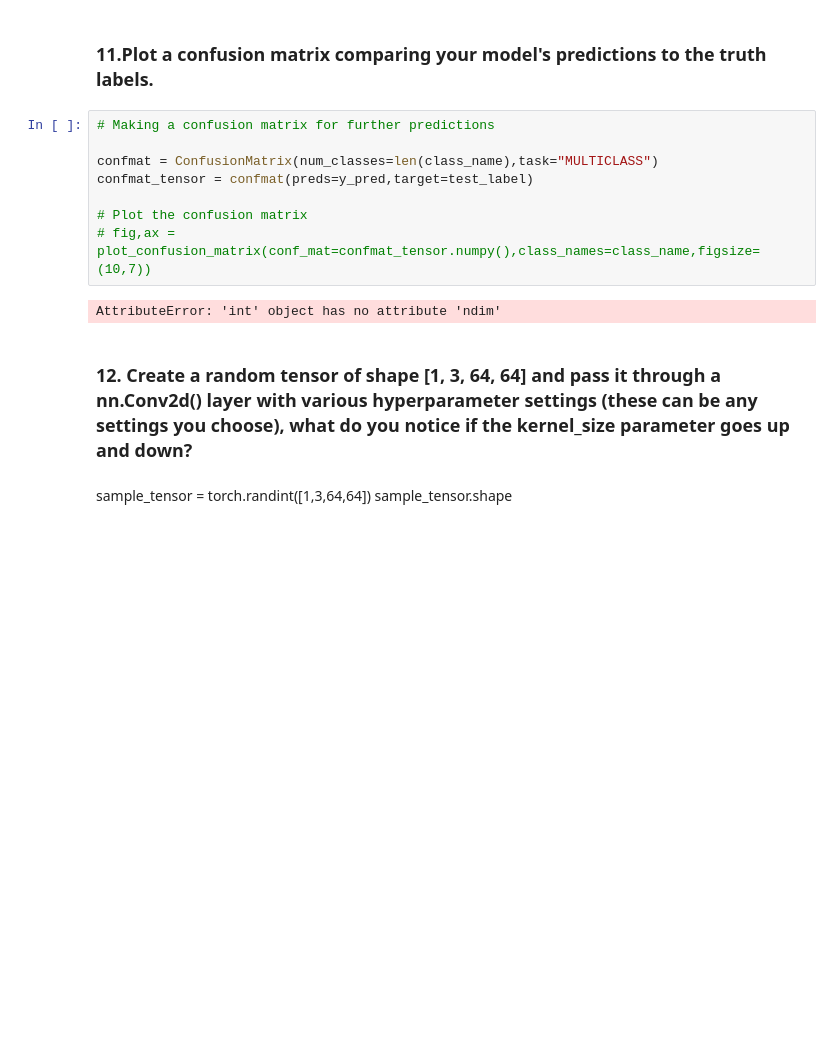
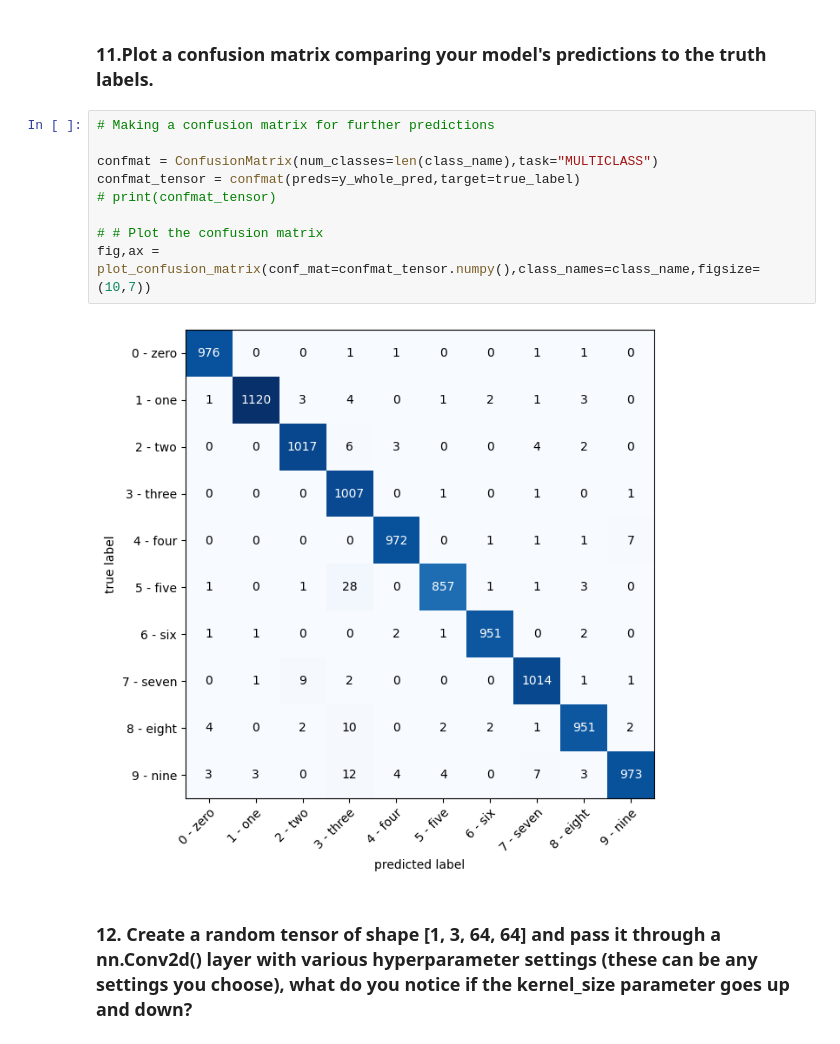
Before and after one commit to PubSec/Pytorch_ML, a Jupyter notebook: 03_pytorch_computer_vision_execrise.ipynb, the cells around one changed output. Cells and saved outputs as stored; diff of their text form; blank space fills up the shorter version.

```diff
--- a/03_pytorch_computer_vision_execrise.ipynb
+++ b/03_pytorch_computer_vision_execrise.ipynb
@@ -239,15 +250,13 @@ for i in range(1,rows*colms+1):
 # %%
 # Making a confusion matrix for further predictions
 
 confmat = ConfusionMatrix(num_classes=len(class_name),task="MULTICLASS")
-confmat_tensor = confmat(preds=y_pred,target=test_label)
+confmat_tensor = confmat(preds=y_whole_pred,target=true_label)
+# print(confmat_tensor)
 
-# Plot the confusion matrix
-# fig,ax = plot_confusion_matrix(conf_mat=confmat_tensor.numpy(),class_names=class_name,figsize=(10,7))
+# # Plot the confusion matrix
+fig,ax = plot_confusion_matrix(conf_mat=confmat_tensor.numpy(),class_names=class_name,figsize=(10,7))
 # %% [output]
-AttributeError: 'int' object has no attribute 'ndim'
+[figure, added]
 # %% [markdown]
 ### 12. Create a random tensor of shape [1, 3, 64, 64] and pass it through a nn.Conv2d() layer with various hyperparameter settings (these can be any settings you choose), what do you notice if the kernel_size parameter goes up and down?
-# %% [markdown]
-sample_tensor = torch.randint([1,3,64,64])
-sample_tensor.shape
```
Also changed, not shown: parts of 21 cells of this notebook.
